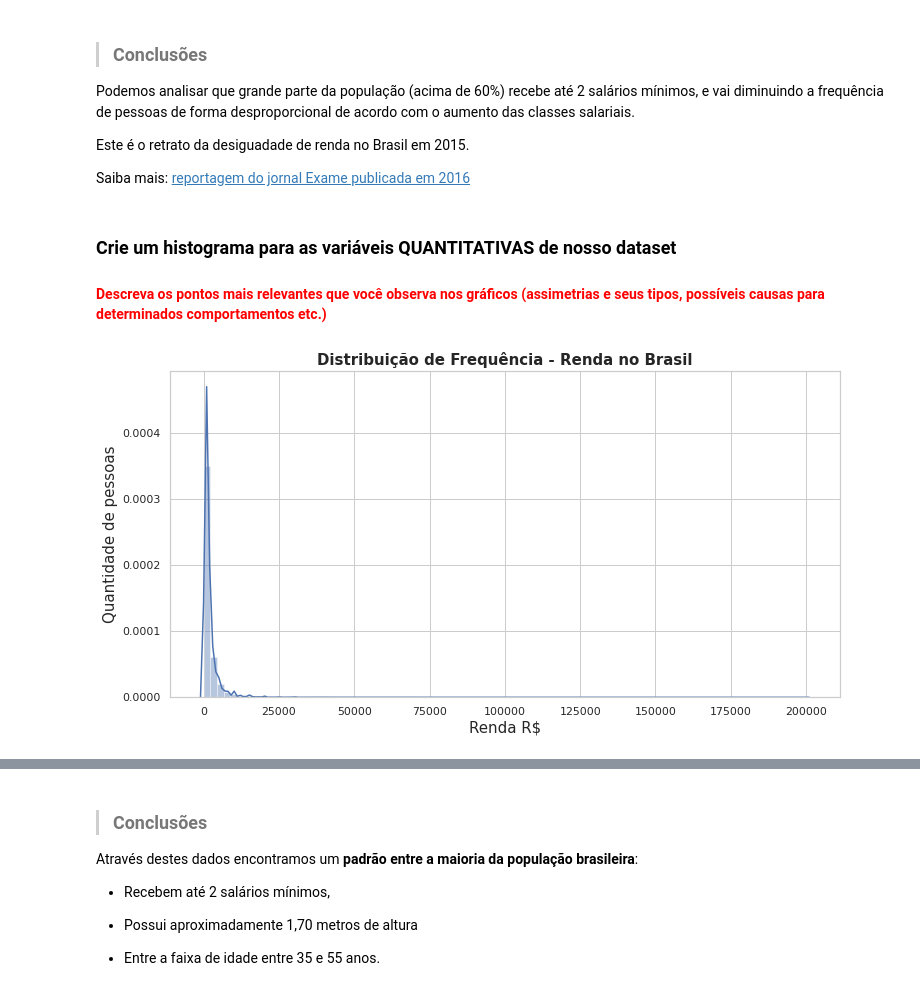
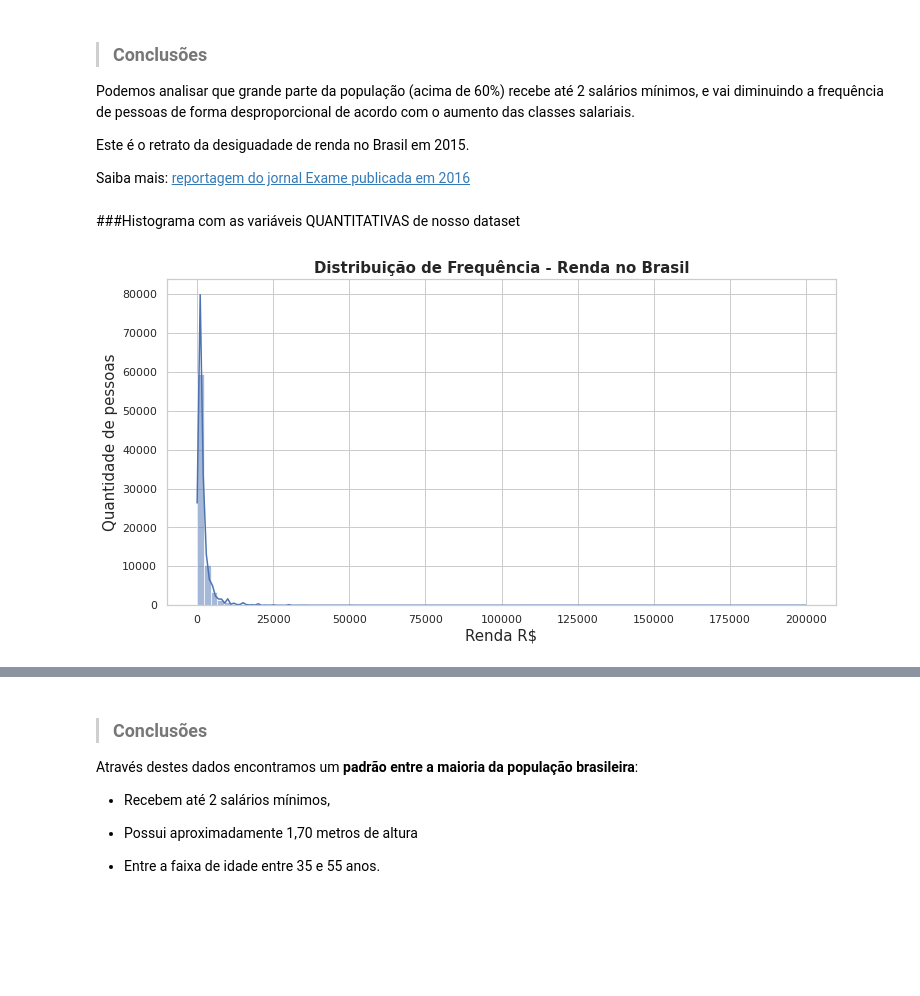
Before and after one commit to ziggy-data/PNAD_com_python, a Jupyter notebook: Análise_Descritiva.ipynb, the cells around one changed output, grey strips where cells are left out. Drawn from its saved outputs; the diff is of its cells as text; code cells hidden in the pictures; blank space fills up the shorter version.

```diff
--- a/Análise_Descritiva.ipynb
+++ b/Análise_Descritiva.ipynb
@@ -271,17 +267,16 @@ Podemos analisar que grande parte da população (acima de 60%) recebe até 2 sa
 Este é o retrato da desiguadade de renda no Brasil em 2015.
 
 Saiba mais: <a href='https://exame.com/economia/brasil-e-mais-desigual-do-que-se-imaginava-diz-pesquisador/'> reportagem do jornal Exame publicada em 2016</a>
-# %% [markdown]
-### Crie um histograma para as variáveis QUANTITATIVAS de nosso dataset
-#### <font color='red'>Descreva os pontos mais relevantes que você observa nos gráficos (assimetrias e seus tipos, possíveis causas para determinados comportamentos etc.)</font>
+# %% [markdown]
+###Histograma com as variáveis QUANTITATIVAS de nosso dataset
 # %%
 plt.figure(figsize=(12,6))
-sns.distplot(dados['Renda'],kde=True,bins=90)
+sns.histplot(dados['Renda'],kde=True,bins=90)
 plt.ylabel('Quantidade de pessoas',fontsize=15)
 plt.xlabel('Renda R$',fontsize=15)
 plt.title('Distribuição de Frequência - Renda no Brasil',fontsize=15, fontweight = 'bold')
 plt.show()
 # %% [output]
-[figure, old version]
+[figure, new version]
 # %%
 plt.figure(figsize=(12,6))
```
Also changed, not shown: parts of 40 cells of this notebook.
